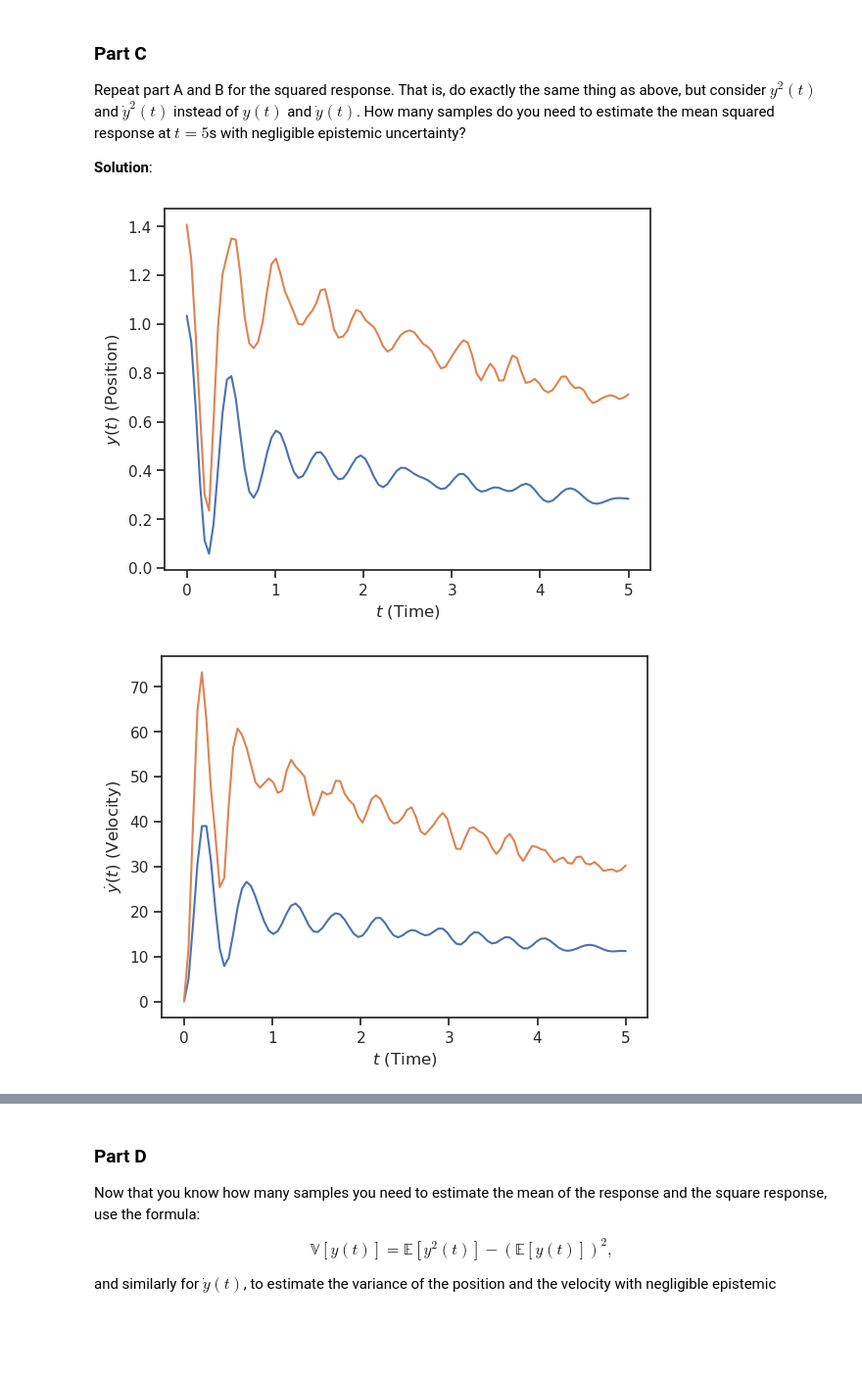
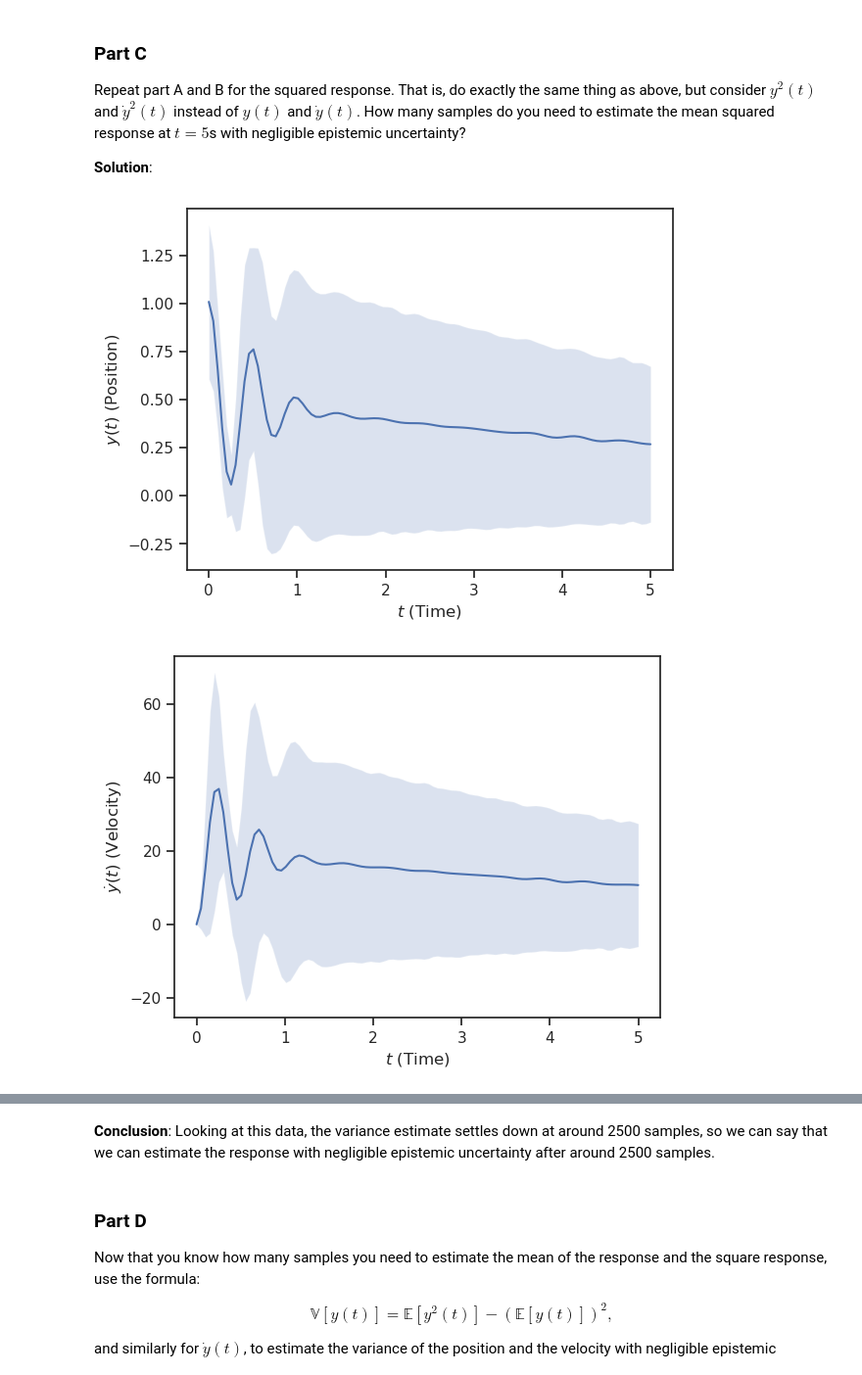
Before and after one commit to zeligerstav/data-analytics-se, a Jupyter notebook: lecturebook/homework/homework-03.ipynb, the cells around one changed output, grey strips where cells are left out. Shown at 98% size. Saved outputs shown, nothing was run; the diff lists cells and outputs as text; code cells hidden in the pictures; blank space fills up the shorter version.

```diff
--- a/lecturebook/homework/homework-03.ipynb
+++ b/lecturebook/homework/homework-03.ipynb
@@ -239,12 +239,12 @@ samples = take_samples_from_solver(100)
 # etc.
 
 # Your code here
-meanPos = np.zeros((np.size(samples[0,:,0]),1))
-meanVel = np.zeros((np.size(samples[0,:,0]),1))
-meanSquaredVel = np.zeros((np.size(samples[0,:,0]),1))
-velocityVar = np.zeros((np.size(samples[0,:,0]),1))
-meanSquaredPos = np.zeros((np.size(samples[0,:,0]),1))
-posVar = np.zeros((np.size(samples[0,:,0]),1))
+meanPos = np.zeros((np.size(samples[0,:,0])))
+meanVel = np.zeros((np.size(samples[0,:,0])))
+meanSquaredVel = np.zeros((np.size(samples[0,:,0])))
+velocityVar = np.zeros((np.size(samples[0,:,0])))
+meanSquaredPos = np.zeros((np.size(samples[0,:,0])))
+posVar = np.zeros((np.size(samples[0,:,0])))
 
 for iter in range(np.size(samples[0,:,0])):
     meanPos[iter] = np.mean(samples[:, iter, 0])
@@ -267,7 +267,8 @@ ax2.set_ylabel('$\dot{y}(t)$ (Velocity)')
 x = samples[0,:,0]
 
 ax1.plot(solver.t, meanPos)
-ax1.plot(solver.t, 2*np.sqrt(posVar)+meanPos)
+ax1.fill_between(np.array(solver.t), np.array(-2*np.sqrt(posVar)+meanPos), np.array(2*np.sqrt(posVar)+meanPos), alpha=0.2)
+
 ax2.plot(solver.t, meanVel)
-ax2.plot(solver.t, 2*np.sqrt(velocityVar)+meanVel)
+ax2.fill_between(np.array(solver.t), np.array(-2*np.sqrt(velocityVar)+meanVel), np.array(2*np.sqrt(velocityVar)+meanVel), alpha=0.2)
 # %% [output]
@@ -307,13 +308,14 @@ How many samples do you need to estimate the mean squared response at $t=5$s wit
 
 **Solution**:
 # %%
+samples = take_samples_from_solver(5000)
 # Your code here
-meanPos = np.zeros((np.size(samples[0,:,0]),1))
-meanVel = np.zeros((np.size(samples[0,:,0]),1))
-meanSquaredVel = np.zeros((np.size(samples[0,:,0]),1))
-velocityVar = np.zeros((np.size(samples[0,:,0]),1))
-meanSquaredPos = np.zeros((np.size(samples[0,:,0]),1))
-posVar = np.zeros((np.size(samples[0,:,0]),1))
+meanPos = np.zeros((np.size(samples[0,:,0])))
+meanVel = np.zeros((np.size(samples[0,:,0])))
+meanSquaredVel = np.zeros((np.size(samples[0,:,0])))
+velocityVar = np.zeros((np.size(samples[0,:,0])))
+meanSquaredPos = np.zeros((np.size(samples[0,:,0])))
+posVar = np.zeros((np.size(samples[0,:,0])))
 
 for iter in range(np.size(samples[0,:,0])):
     meanPos[iter] = np.mean(samples[:, iter, 0]**2)
@@ -327,35 +329,35 @@ for iter in range(np.size(samples[0,:,0])):
 
 fig1, ax1 = plt.subplots()
 ax1.set_xlabel('$t$ (Time)')
 ax1.set_ylabel('$y(t)$ (Position)')
 
 fig2, ax2 = plt.subplots()
 ax2.set_xlabel('$t$ (Time)')
 ax2.set_ylabel('$\dot{y}(t)$ (Velocity)')
 
 x = samples[0,:,0]
 
 ax1.plot(solver.t, meanPos)
-ax1.plot(solver.t, 2*np.sqrt(posVar)+meanPos)
+ax1.fill_between(np.array(solver.t), np.array(-2*np.sqrt(posVar)+meanPos), np.array(2*np.sqrt(posVar)+meanPos), alpha=0.2)
+
 ax2.plot(solver.t, meanVel)
-ax2.plot(solver.t, 2*np.sqrt(velocityVar)+meanVel)
-
+ax2.fill_between(np.array(solver.t), np.array(-2*np.sqrt(velocityVar)+meanVel), np.array(2*np.sqrt(velocityVar)+meanVel), alpha=0.2)
 
 y_samples = samples[:,np.size(solver.t)-1,0]**2
 N = np.size(y_samples)
 # Evaluate the sample average E[g(X)] for all sample sizes
 I_running = np.cumsum(y_samples) / np.arange(1, N + 1)
 # Evaluate the sample average for E[g^2(X)] for all sample sizes
 I2_running = np.cumsum(y_samples ** 2) / np.arange(1, N + 1)
 # Build the sample average for V[g(X)]
 V_running = I2_running - I_running ** 2
 
 fig, ax = plt.subplots()
 ax.plot(np.arange(1, N+1), V_running, label="Running variance estimate")
 ax.set_xlabel(r"Samples ($N$)")
 ax.set_ylabel(r"Estimate ($\bar{V}_N$)")
 plt.legend(loc="best", frameon=False)
 sns.despine(trim=True);
 # %% [output]
-[figure, old version]
+[figure, new version]
-[figure, old version]
+[figure, new version]
@@ -363,3 +365,5 @@ sns.despine(trim=True);
+# %% [markdown]
+**Conclusion**: Looking at this data, the variance estimate settles down at around 2500 samples, so we can say that we can estimate the response with negligible epistemic uncertainty after around 2500 samples.
 # %% [markdown]
 ### Part D
 
```
Also changed, not shown: parts of 12 cells of this notebook, 1 other file.
